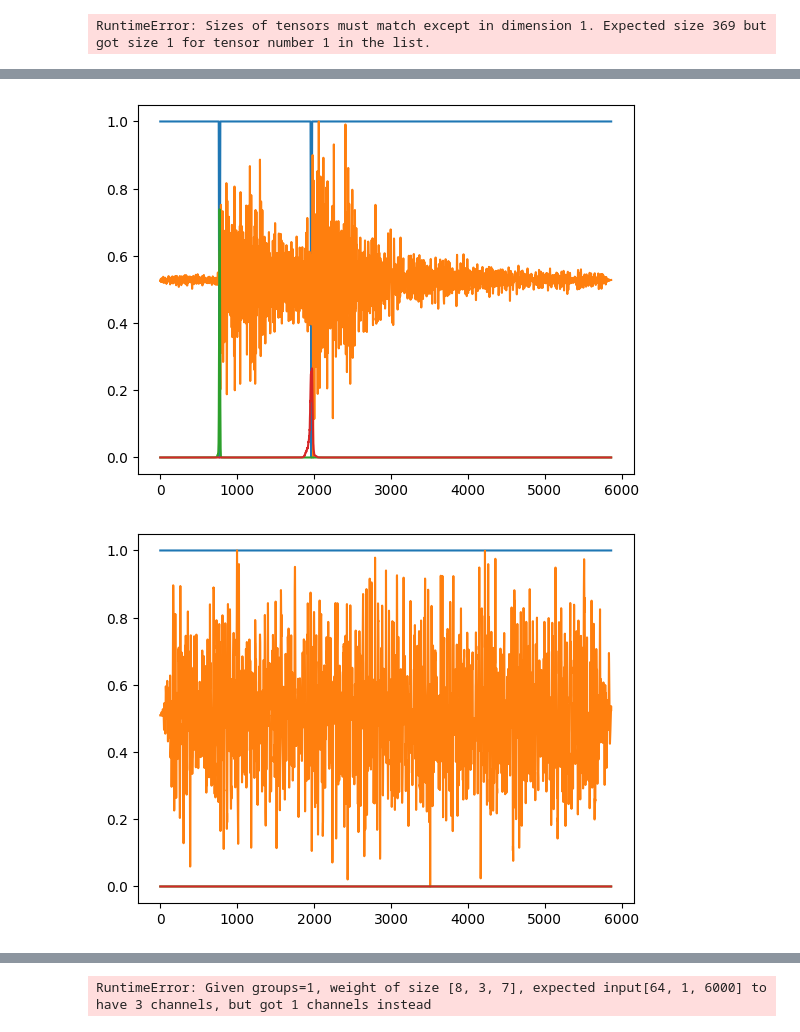
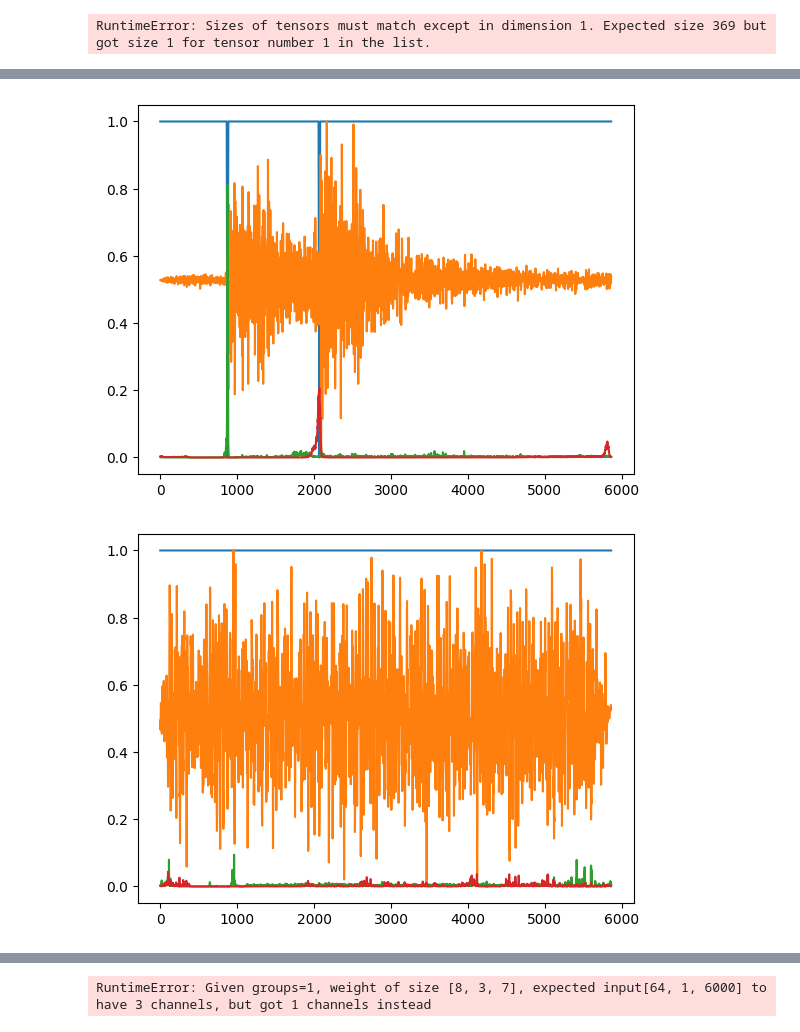
Before and after one commit to kerimoglutolga/earthquake-monitoring, a Jupyter notebook: classification/FinetuningPhaseNet.ipynb, the cells around one changed output, grey strips where cells are left out. Cells and saved outputs as stored; diff of their text form; code cells hidden in the pictures.

```diff
--- a/classification/FinetuningPhaseNet.ipynb
+++ b/classification/FinetuningPhaseNet.ipynb
@@ -170,0 +176,2 @@ End of Epoch Training loss 22.524538896019987
+# %%
+tolgamodel = torch.load("../classification_tolga/phasenet_1epochs.pt").to(device)
@@ -174,10 +183,10 @@ batch_num = 2
 with torch.no_grad():
     for i, (inputs, labels) in enumerate(test_dataloader):
         if (i > 0):
-            inputs, labels = inputs.to(device).unsqueeze(1), labels.to(device)
-            outputs = model(inputs)
+            inputs, labels = inputs.to(device), labels.to(device)
+            outputs = f.softmax(tolgamodel.forward(inputs))
             plt.plot(labels.cpu().detach().numpy()[batch_num, 2, :])
-            plt.plot(inputs.cpu().detach().numpy()[batch_num, 0, :])
+            plt.plot(inputs.cpu().detach().numpy()[batch_num, :])
             plt.plot(outputs.cpu().detach().numpy()[batch_num,0,:])
             plt.plot(outputs.cpu().detach().numpy()[batch_num,1,:])
             #val_loss += criterion(outputs, labels) / inputs.shape[0]
@@ -191,2 +200,2 @@ with torch.no_grad():
-[figure, old version]
+[figure, new version]
-[figure, old version]
+[figure, new version]
```
Also changed, not shown: parts of 4 cells of this notebook.
